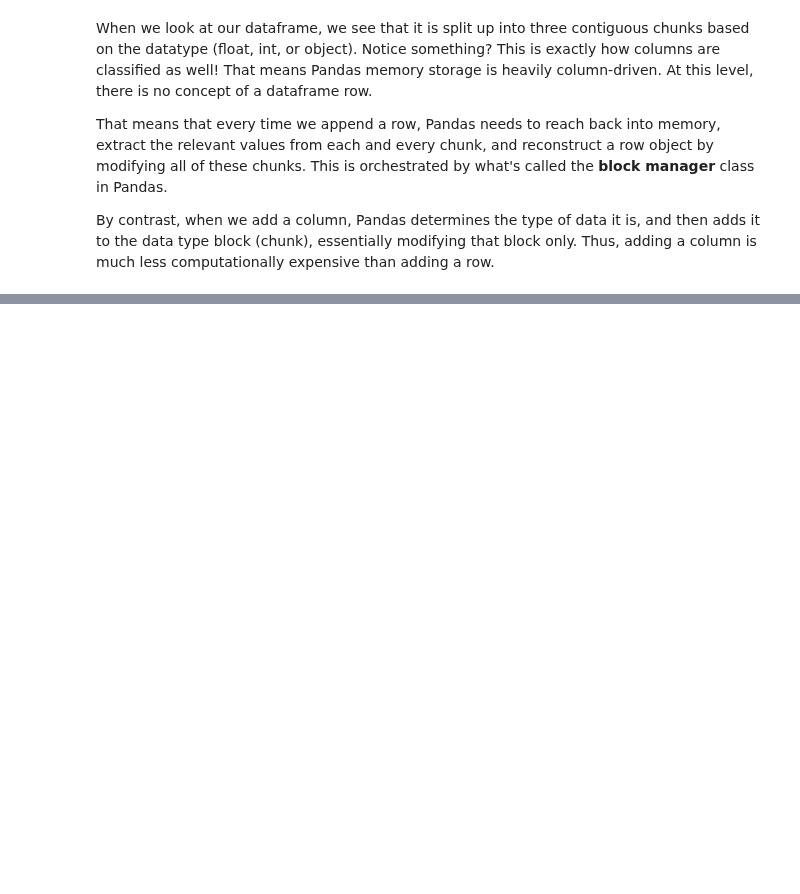
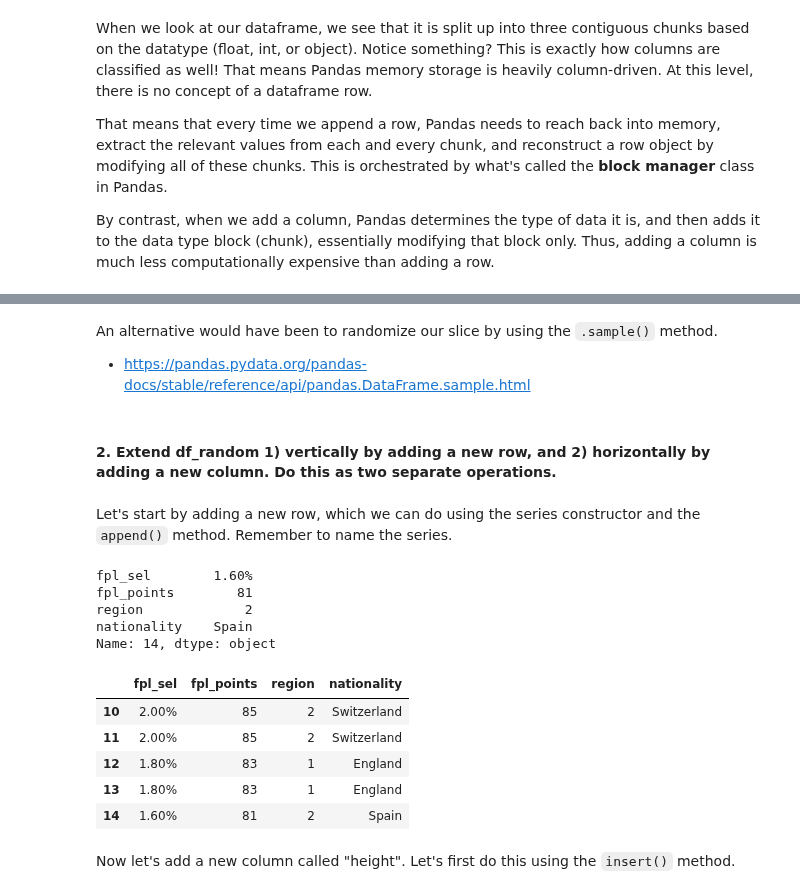
Before and after one commit to jgabunilas/pandas-bootcamp, a Jupyter notebook: Section5_DataFrames_in_Depth/Section5_DataFrames_in_Depth.ipynb, the cells around one changed output, grey strips where cells are left out. Cells and saved outputs as stored; diff of their text form; code cells hidden in the pictures; blank space fills up the shorter version.

```diff
--- a/Section5_DataFrames_in_Depth/Section5_DataFrames_in_Depth.ipynb
+++ b/Section5_DataFrames_in_Depth/Section5_DataFrames_in_Depth.ipynb
@@ -3194,0 +3200,2 @@ By contrast, when we add a column, Pandas determines the type of data it is, and
+# %%
+df_random = players.iloc[10:14, 8:12]
@@ -3194,0 +3210,29 @@ By contrast, when we add a column, Pandas determines the type of data it is, and
+# %% [markdown]
+An alternative would have been to randomize our slice by using the `.sample()` method.
+* https://pandas.pydata.org/pandas-docs/stable/reference/api/pandas.DataFrame.sample.html
+# %% [markdown]
+#### 2. Extend df_random 1) vertically by adding a new row, and 2) horizontally by adding a new column. Do this as two separate operations.
+# %% [markdown]
+Let's start by adding a new row, which we can do using the series constructor and the `append()` method. Remember to name the series.
+# %%
+new_row = pd.Series({'fpl_sel':"1.60%","fpl_points":81,"region":2,"nationality":"Spain"
+}, name = 14)
+# %%
+new_row
+# %% [output]
+fpl_sel        1.60%
+fpl_points        81
+region             2
+nationality    Spain
+Name: 14, dtype: object
+# %%
+df_random.append(new_row)
+# %% [output]
+|  | fpl_sel | fpl_points | region | nationality |
+| 10 | 2.00% | 85 | 2 | Switzerland |
+| 11 | 2.00% | 85 | 2 | Switzerland |
+| 12 | 1.80% | 83 | 1 | England |
+| 13 | 1.80% | 83 | 1 | England |
+| 14 | 1.60% | 81 | 2 | Spain |
+# %% [markdown]
+Now let's add a new column called "height". Let's first do this using the `insert()` method.
```
Also changed, not shown: parts of 25 cells of this notebook, 1 other file.
